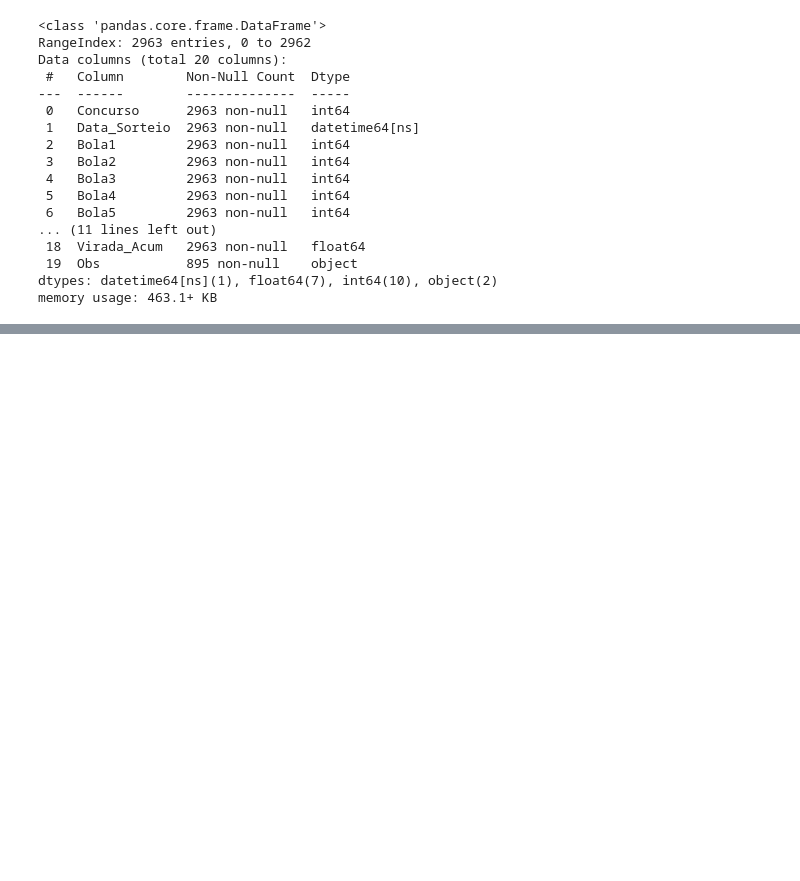
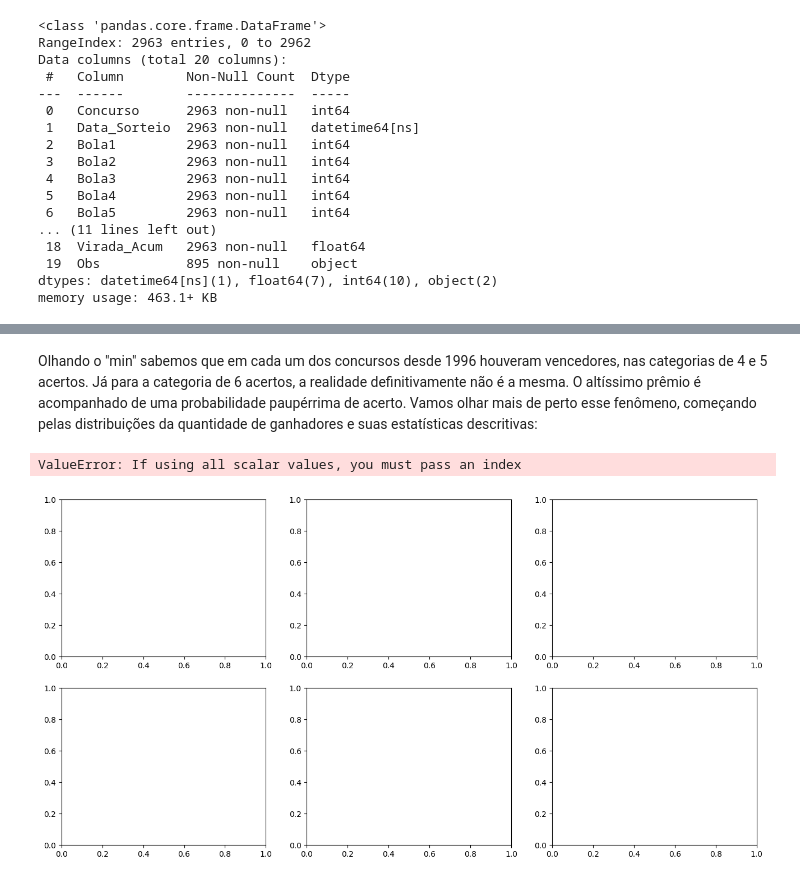
Before and after one commit to zf0rest/megasena_science, a Jupyter notebook: notebooks/analise.ipynb, the cells around one changed output, grey strips where cells are left out. Saved outputs shown, nothing was run; the diff lists cells and outputs as text; code cells hidden in the pictures; blank space fills up the shorter version.

```diff
--- a/notebooks/analise.ipynb
+++ b/notebooks/analise.ipynb
@@ -178,0 +198,25 @@ plt.show()
+# %% [markdown]
+Olhando o "min" sabemos que em cada um dos concursos desde 1996 houveram vencedores, nas categorias de 4 e 5 acertos. Já para a categoria de 6 acertos, a realidade definitivamente não é a mesma. O altíssimo prêmio é acompanhado de uma probabilidade paupérrima de acerto. Vamos olhar mais de perto esse fenômeno, começando pelas distribuições da quantidade de ganhadores e suas estatísticas descritivas:
+# %%
+fig, axes = plt.subplots(2,3, figsize=(16,8)) # nesse pedaço eu abro um quadro para vários plots
+
+sns.histplot(x= df['Wins_6'].quantile(0.99), ax=axes[0,0], kde=True, color='yellow') # Não adianta colocar log porque a maioria dos valores é zero
+axes[0,0].set_title('Dist. da qtd. de ganhadores na Sena')
+
+
+sns.histplot(data= df['Wins_5'], ax=axes[0,1], kde=True, color='orange', bins=4) #coloco o kde pra ficar mais agradável visualmente
+axes[0,1].set_title('Dist. da qtd. de ganhadores na Quina')
+axes[0,1].set_xlim(0,df['Wins_5'].max())
+
+sns.histplot(data= df['Wins_4'], ax=axes[0,2], kde=True, color='red') #coloco o kde pra ficar mais agradável visualmente
+axes[0,2].set_title('Dist. da qtd. de ganhadores na Quadra')
+axes[0,2].set_xlim(0,df['Wins_4'].max())
+
+sns.violinplot(x= df['Wins_6'], ax=axes[1,0], orient='v', color='yellow')
+sns.violinplot(x= df['Wins_5'], ax=axes[1,1], orient='v', color='orange')
+sns.violinplot(x= df['Wins_4'], ax=axes[1,2], orient='v', color='red')
+
+plt.show()
+# %% [output]
+ValueError: If using all scalar values, you must pass an index
+[figure, added]
```
Also changed, not shown: parts of 9 cells of this notebook, 1 other file.
